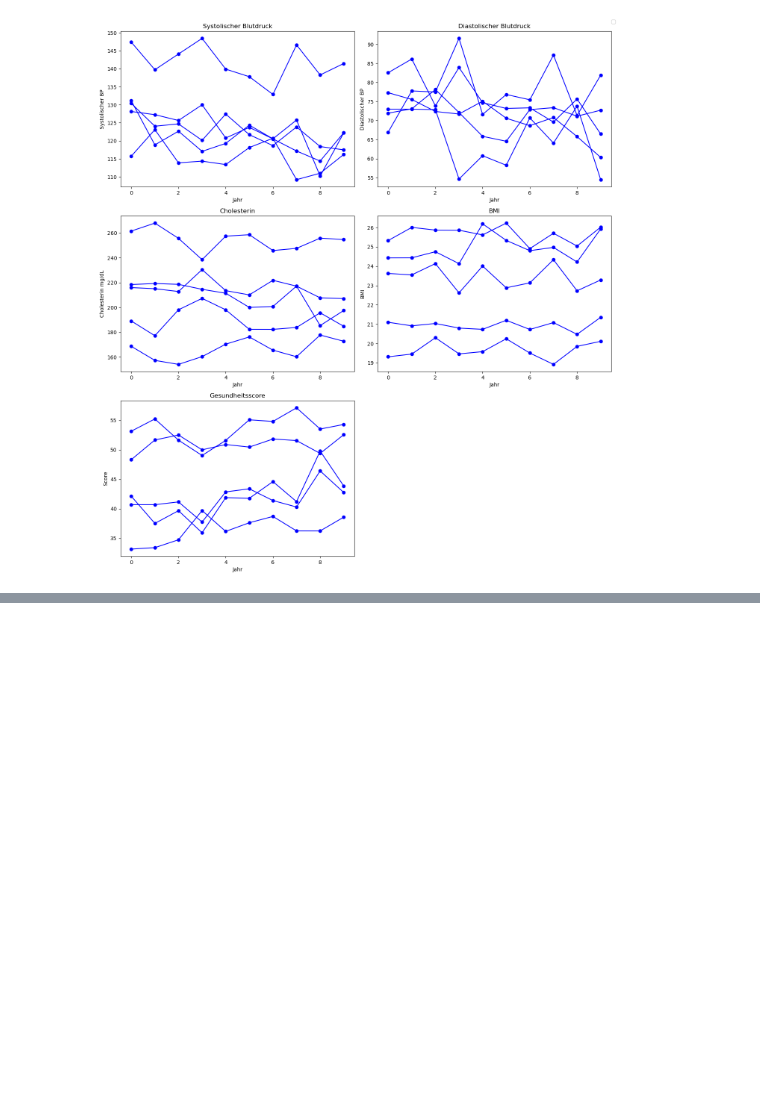
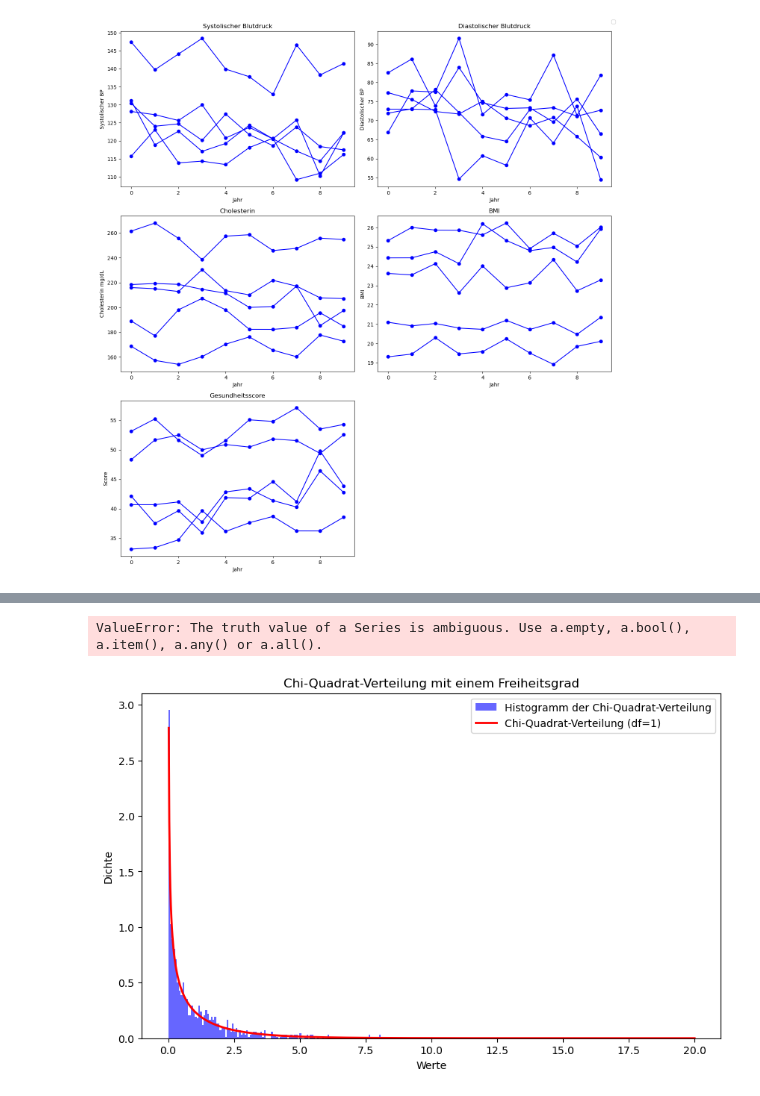
Before and after one commit to el-pato01/BA2024, a Jupyter notebook: Code/train_vae/dietarychange.ipynb, the cells around one changed output, grey strips where cells are left out. Saved outputs shown, nothing was run; the diff lists cells and outputs as text; code cells hidden in the pictures; blank space fills up the shorter version.

```diff
--- a/Code/train_vae/dietarychange.ipynb
+++ b/Code/train_vae/dietarychange.ipynb
@@ -498,0 +475,64 @@ ValueError: The truth value of a Series is ambiguous. Use a.empty, a.bool(), a.i
+# %%
+data = lrt_results
+
+# Negative Werte aus den Daten entfernen
+cleaned_data = data[data >= 0]
+
+# Anzahl der Bins für das Histogramm
+num_bins = 10
+
+# Histogramm der Daten erstellen
+hist, bin_edges = np.histogram(cleaned_data, bins=num_bins, density=True)
+
+# Mittelpunkte der Bins berechnen
+bin_midpoints = 0.5 * (bin_edges[:-1] + bin_edges[1:])
+
+# Erwartete Häufigkeiten anhand der Chi-Quadrat-Verteilung berechnen
+expected_freq = stats.chi2.pdf(bin_midpoints, df=1)
+
+# Erwartete Häufigkeiten an die Summe der Histogrammhöhen anpassen
+expected_freq = expected_freq * np.sum(hist) / np.sum(expected_freq)
+
+# Chi-Quadrat-Goodness-of-Fit-Test durchführen
+chi2_stat, p_value = stats.chisquare(hist, expected_freq)
+
+# Ergebnisse anzeigen
+print(f'Chi-Quadrat-Statistik: {chi2_stat}')
+print(f'p-Wert: {p_value}')
+
+# Histogramm und erwartete Verteilung plotten
+plt.hist(cleaned_data, bins=num_bins, density=True, alpha=0.6, color='g', label='Histogramm der LRT-Statistik')
+plt.plot(bin_midpoints, expected_freq, 'r--', label='Erwartete Chi-Quadrat-Verteilung')
+plt.xlabel('Werte')
+plt.ylabel('Dichte')
+plt.legend()
+plt.show()
+# %% [output]
+ValueError: The truth value of a Series is ambiguous. Use a.empty, a.bool(), a.item(), a.any() or a.all().
+# %%
+# Parameters
+df = 1  # degrees of freedom
+size = 1000  # sample size
+
+# Generate chi-squared distributed data
+data = np.random.chisquare(df, size)
+
+# Create histogram with 1000 bins
+plt.figure(figsize=(10, 6))
+plt.hist(data, bins=120, density=True, alpha=0.6, color='b', label='Histogramm der Chi-Quadrat-Verteilung')
+
+# Chi-Quadrat-Verteilung mit zwei Freiheitsgraden plotten (für Vergleich)
+x = np.linspace(0, 20, 1000)
+plt.plot(x, chi2.pdf(x, df=1), 'r-', lw=2, label='Chi-Quadrat-Verteilung (df=1)')
+
+
+# Add labels and title
+plt.title(f'Chi-Quadrat-Verteilung mit einem Freiheitsgrad')
+plt.xlabel('Werte')
+plt.ylabel('Dichte')
+plt.legend()
+
+# Show plot
+plt.show()
+# %% [output]
+[figure, added]
```
Also changed, not shown: parts of 3 cells of this notebook, 3 other files.
